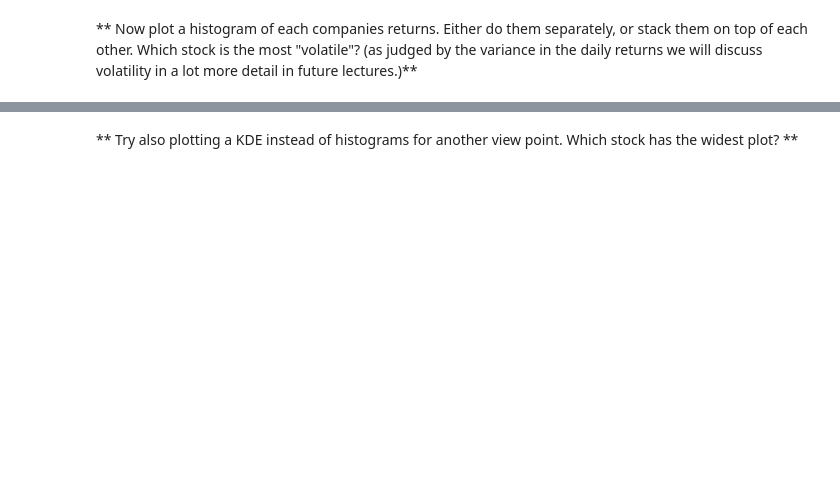
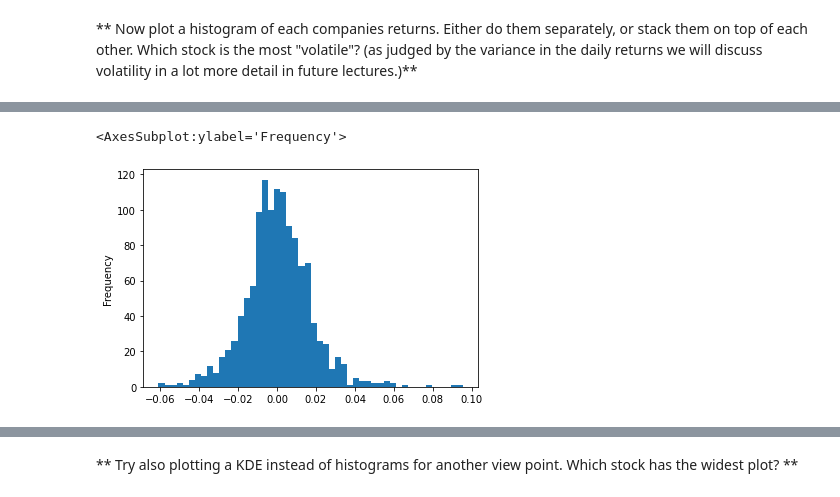
Before and after one commit to bhavinmoriya/Python-for-Financial-Analysis-and-Algorithmic-Trading, a Jupyter notebook: stock-market-analysis-project.ipynb, the cells around one changed output, grey strips where cells are left out. Saved outputs shown, nothing was run; the diff lists cells and outputs as text; code cells hidden in the pictures; blank space fills up the shorter version.

```diff
--- a/stock-market-analysis-project.ipynb
+++ b/stock-market-analysis-project.ipynb
@@ -295,0 +361,5 @@ This defines r_t (return at time t) as equal to the price at time t divided by t
+# %%
+gm.Returns.plot.hist(bins=50)
+# %% [output]
+<AxesSubplot:ylabel='Frequency'>
+[figure, added]
```
Also changed, not shown: parts of 13 cells of this notebook.
